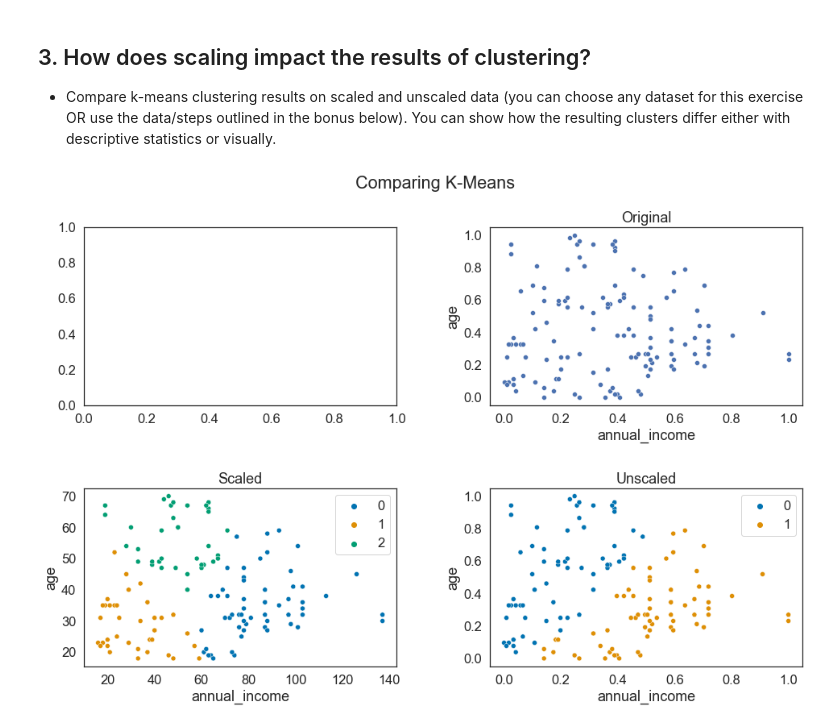
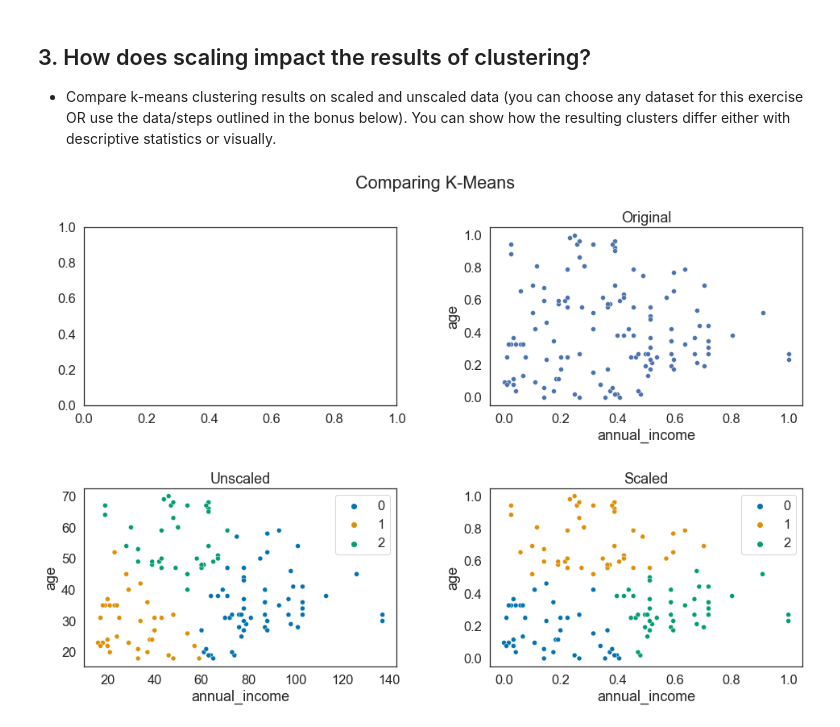
Before and after one commit to markydoug/clustering-exercises, a Jupyter notebook: modeling.ipynb, the cells around one changed output. Cells and saved outputs as stored; diff of their text form; code cells hidden in the pictures.

```diff
--- a/modeling.ipynb
+++ b/modeling.ipynb
@@ -191,27 +191,27 @@ X_train_scaled_mall = train_scaled[['annual_income', 'age']]
 kmeans = KMeans(n_clusters=3)
 kmeans.fit(X_train_scaled_mall)
 
-train_scaled['cluster'] = kmeans.predict(X_train_mall)
+train_scaled['cluster'] = kmeans.predict(X_train_scaled_mall)
 # %%
 sns.set(font_scale=1.5)
 sns.set_style('white')
 
 fig, ax = plt.subplots(2,2, figsize=(15,10))
 fig.tight_layout(pad=4.0)
 
 fig.suptitle("Comparing K-Means")
 
 sns.scatterplot(data=train_scaled, x='annual_income', y='age', ax=ax[0,1])
 ax[0,1].set_title('Original')
 
 sns.scatterplot(data=train, x='annual_income', y='age', hue='cluster', ax=ax[1,0], palette='colorblind')
-ax[1,0].set_title('Scaled')
+ax[1,0].set_title('Unscaled')
 ax[1,0].legend(loc='upper right')
 
 sns.scatterplot(data=train_scaled, x='annual_income', y='age', hue='cluster', ax=ax[1,1], palette='colorblind')
-ax[1,1].set_title('Unscaled')
+ax[1,1].set_title('Scaled')
 ax[1,1].legend(loc='upper right')
 
 plt.show()
 # %% [output]
-[figure, old version]
+[figure, new version]
```
